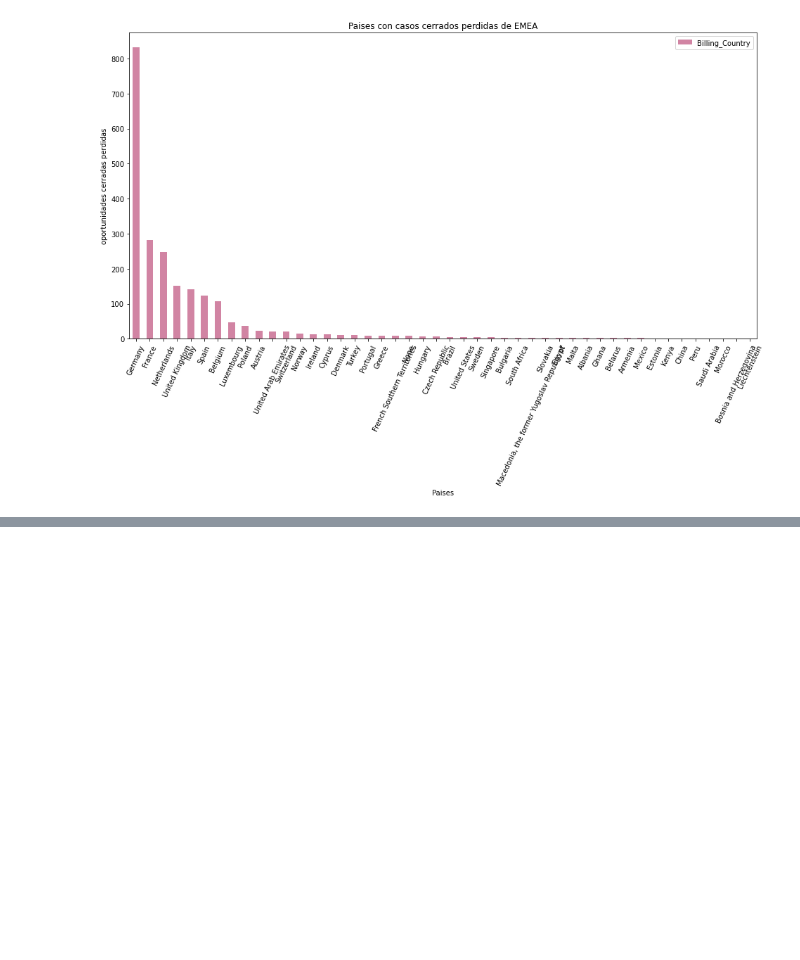
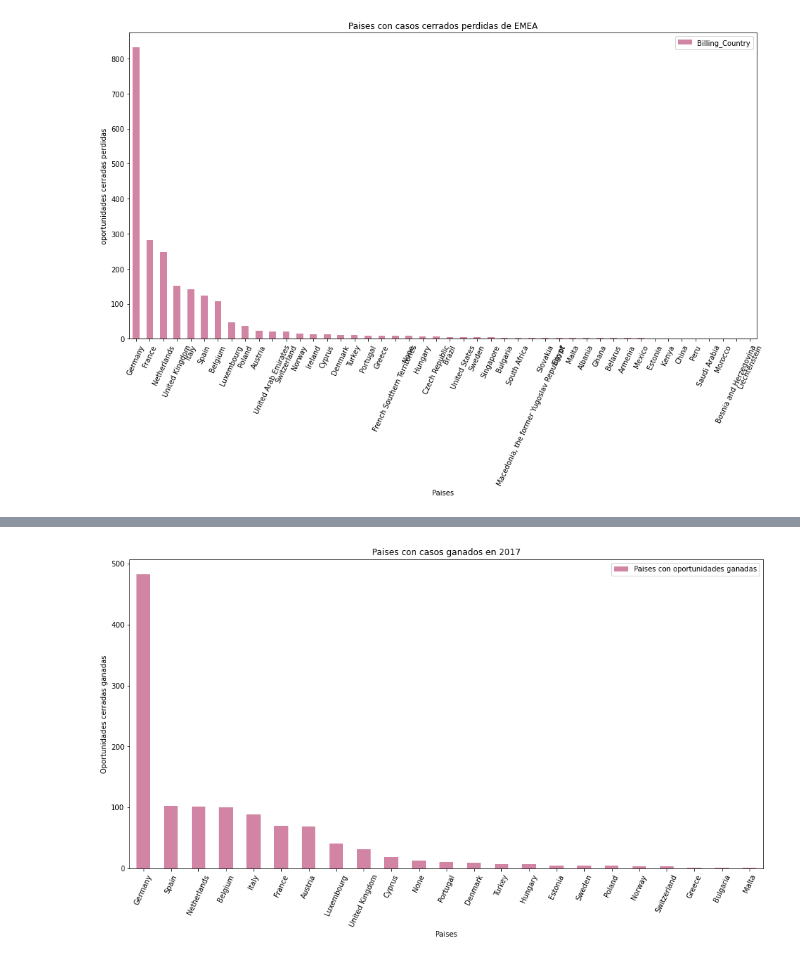
Before and after one commit to Ramaxx95/TP1-Orga-de-Datos, a Jupyter notebook: Visualizaciones/Region_EMEA.ipynb, the cells around one changed output, grey strips where cells are left out. Saved outputs shown, nothing was run; the diff lists cells and outputs as text; code cells hidden in the pictures; blank space fills up the shorter version.

```diff
--- a/Visualizaciones/Region_EMEA.ipynb
+++ b/Visualizaciones/Region_EMEA.ipynb
@@ -111,0 +144,10 @@ Text(0.5, 0, 'Paises')
+# %%
+anio_2017_ganados = anio_2017[anio_2017.Stage == 'Closed Won']
+grafico_2017_ganados = anio_2017_ganados.Territory.value_counts().to_frame( name = 'Paises con oportunidades ganadas')
+grafico_2017_ganados.plot(kind= 'bar',figsize =(16,8), rot =65, title = 'Paises con casos ganados en 2017', color = (0.7, 0.2, 0.4, 0.6));
+ax=plt.gca()
+ax.set_ylabel('Oportunidades cerradas ganadas');
+ax.set_xlabel('Paises')
+plt.show()
+# %% [output]
+[figure, added]
```
Also changed, not shown: parts of 3 cells of this notebook.
